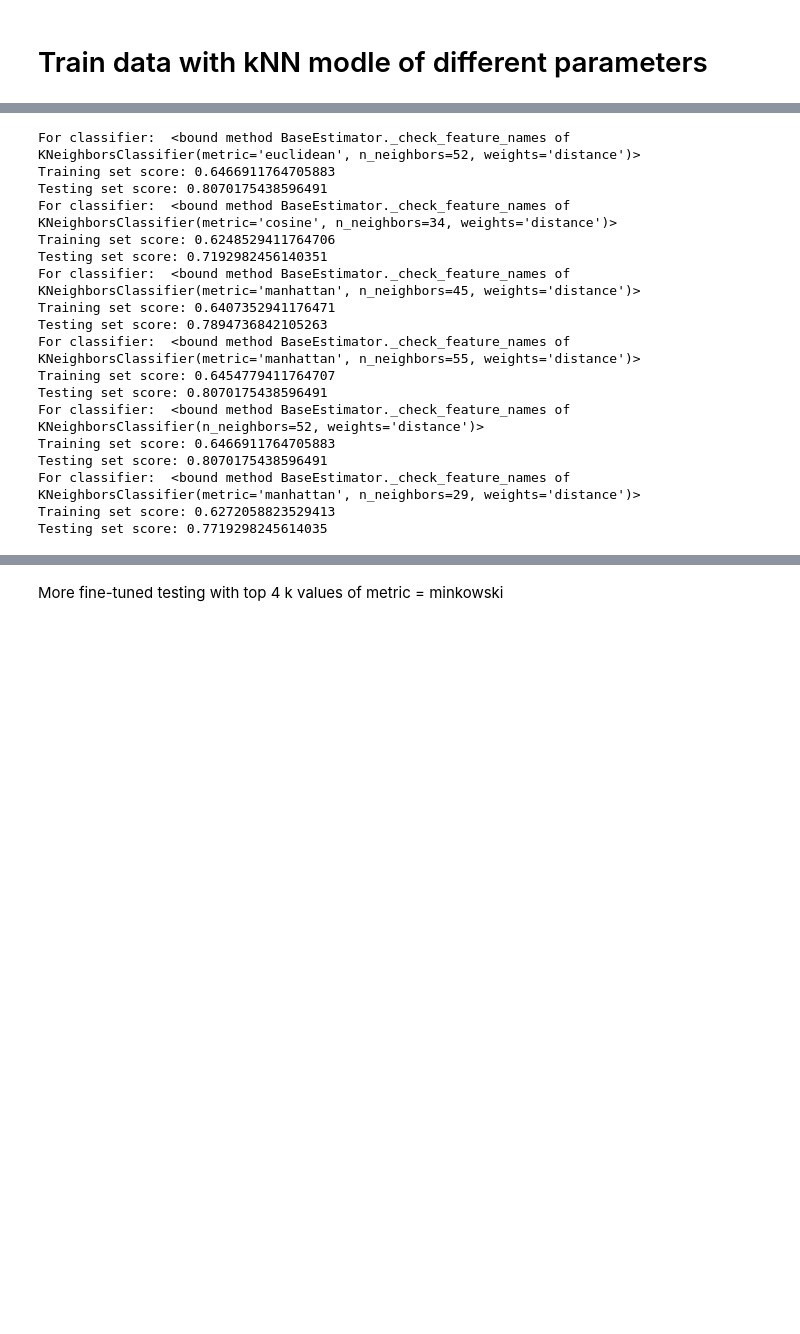
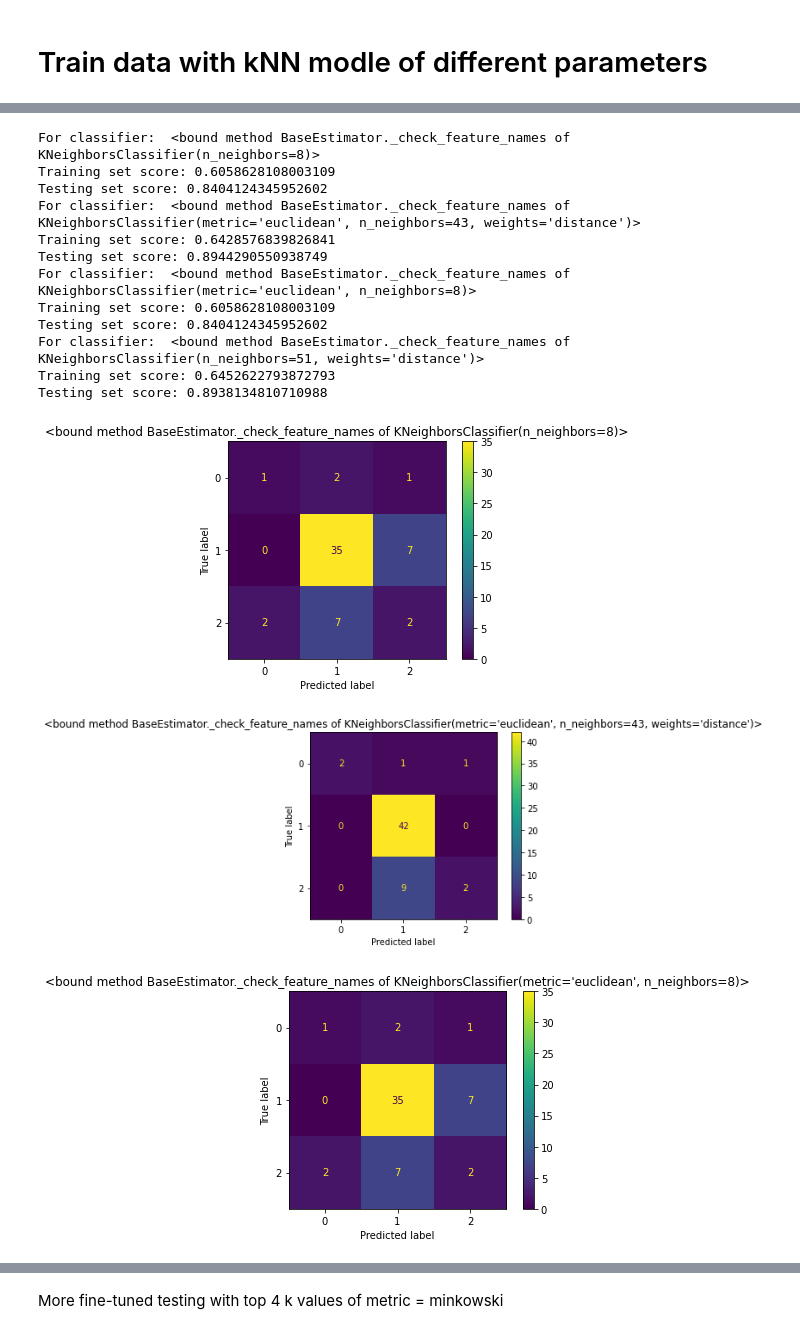
Before and after one commit to SongZijin/CS3244-Project-1, a Jupyter notebook: kNN.ipynb, the cells around one changed output, grey strips where cells are left out. Drawn from its saved outputs; the diff is of its cells as text; code cells hidden in the pictures; blank space fills up the shorter version.

```diff
--- a/kNN.ipynb
+++ b/kNN.ipynb
@@ -90,36 +105,33 @@ Manual evaluation of top few results of GridSearchCV (based on highest mean[firs
 # %%
-classifiers = {KNeighborsClassifier(n_neighbors = 45, weights = 'distance',metric = 'manhattan'),
-                KNeighborsClassifier(n_neighbors = 52, weights = 'distance',metric = 'minkowski'),
-                KNeighborsClassifier(n_neighbors = 52, weights = 'distance',metric = 'euclidean'),
-                KNeighborsClassifier(n_neighbors = 55, weights = 'distance',metric = 'manhattan'),
-                KNeighborsClassifier(n_neighbors = 29, weights = 'distance',metric = 'manhattan'),
-                KNeighborsClassifier(n_neighbors = 34, weights = 'distance',metric = 'cosine'),
+classifiers = {KNeighborsClassifier(n_neighbors = 8, weights = 'uniform',metric = 'euclidean'),
+                KNeighborsClassifier(n_neighbors = 8, weights = 'uniform',metric = 'minkowski'),
+                KNeighborsClassifier(n_neighbors = 43, weights = 'distance',metric = 'euclidean'),
+                KNeighborsClassifier(n_neighbors = 51, weights = 'distance',metric = 'minkowski'),
                 }
 cv = RepeatedStratifiedKFold(n_repeats = 10, n_splits=10, random_state=1)
 for knn_classifier in classifiers:
-    y_train_scores = cross_val_score(knn_classifier, X_train, y_train, cv=cv, n_jobs=-1)
+    y_train_scores = cross_val_score(knn_classifier, X_train, y_train, scoring = 'roc_auc_ovr', cv=cv, n_jobs=-1)
     knn_classifier.fit(X_train, y_train)
-    y_test_predict = knn_classifier.predict(X_test)
-    y_test_score = metrics.accuracy_score(y_test, y_test_predict)
+    y_test_predict = knn_classifier.predict_proba(X_test)
+    cmd_obj = ConfusionMatrixDisplay(confusion_matrix(y_test, knn_classifier.predict(X_test)), display_labels=['0', '1', '2'])
+    cmd_obj.plot()
+    cmd_obj.ax_.set_title(knn_classifier._check_feature_names)
     print('For classifier: ', knn_classifier._check_feature_names)
     print('Training set score:', np.mean(y_train_scores))
-    print('Testing set score:',y_test_score)
+    print('Testing set score:',roc_auc_score(y_test, y_test_predict, average = 'micro', multi_class = 'ovr'))
 # %% [output]
-For classifier:  <bound method BaseEstimator._check_feature_names of KNeighborsClassifier(metric='euclidean', n_neighbors=52, weights='distance')>
-Training set score: 0.6466911764705883
-Testing set score: 0.8070175438596491
-For classifier:  <bound method BaseEstimator._check_feature_names of KNeighborsClassifier(metric='cosine', n_neighbors=34, weights='distance')>
-Training set score: 0.6248529411764706
-Testing set score: 0.7192982456140351
-For classifier:  <bound method BaseEstimator._check_feature_names of KNeighborsClassifier(metric='manhattan', n_neighbors=45, weights='distance')>
-Training set score: 0.6407352941176471
-Testing set score: 0.7894736842105263
-For classifier:  <bound method BaseEstimator._check_feature_names of KNeighborsClassifier(metric='manhattan', n_neighbors=55, weights='distance')>
-Training set score: 0.6454779411764707
-Testing set score: 0.8070175438596491
-For classifier:  <bound method BaseEstimator._check_feature_names of KNeighborsClassifier(n_neighbors=52, weights='distance')>
-Training set score: 0.6466911764705883
-Testing set score: 0.8070175438596491
-For classifier:  <bound method BaseEstimator._check_feature_names of KNeighborsClassifier(metric='manhattan', n_neighbors=29, weights='distance')>
-Training set score: 0.6272058823529413
-Testing set score: 0.7719298245614035
+For classifier:  <bound method BaseEstimator._check_feature_names of KNeighborsClassifier(n_neighbors=8)>
+Training set score: 0.6058628108003109
+Testing set score: 0.8404124345952602
+For classifier:  <bound method BaseEstimator._check_feature_names of KNeighborsClassifier(metric='euclidean', n_neighbors=43, weights='distance')>
+Training set score: 0.6428576839826841
+Testing set score: 0.8944290550938749
+For classifier:  <bound method BaseEstimator._check_feature_names of KNeighborsClassifier(metric='euclidean', n_neighbors=8)>
+Training set score: 0.6058628108003109
+Testing set score: 0.8404124345952602
+For classifier:  <bound method BaseEstimator._check_feature_names of KNeighborsClassifier(n_neighbors=51, weights='distance')>
+Training set score: 0.6452622793872793
+Testing set score: 0.8938134810710988
+[figure, added]
+[figure, added]
+[figure, added]
```
Also changed, not shown: parts of 10 cells of this notebook, 3 other files.
